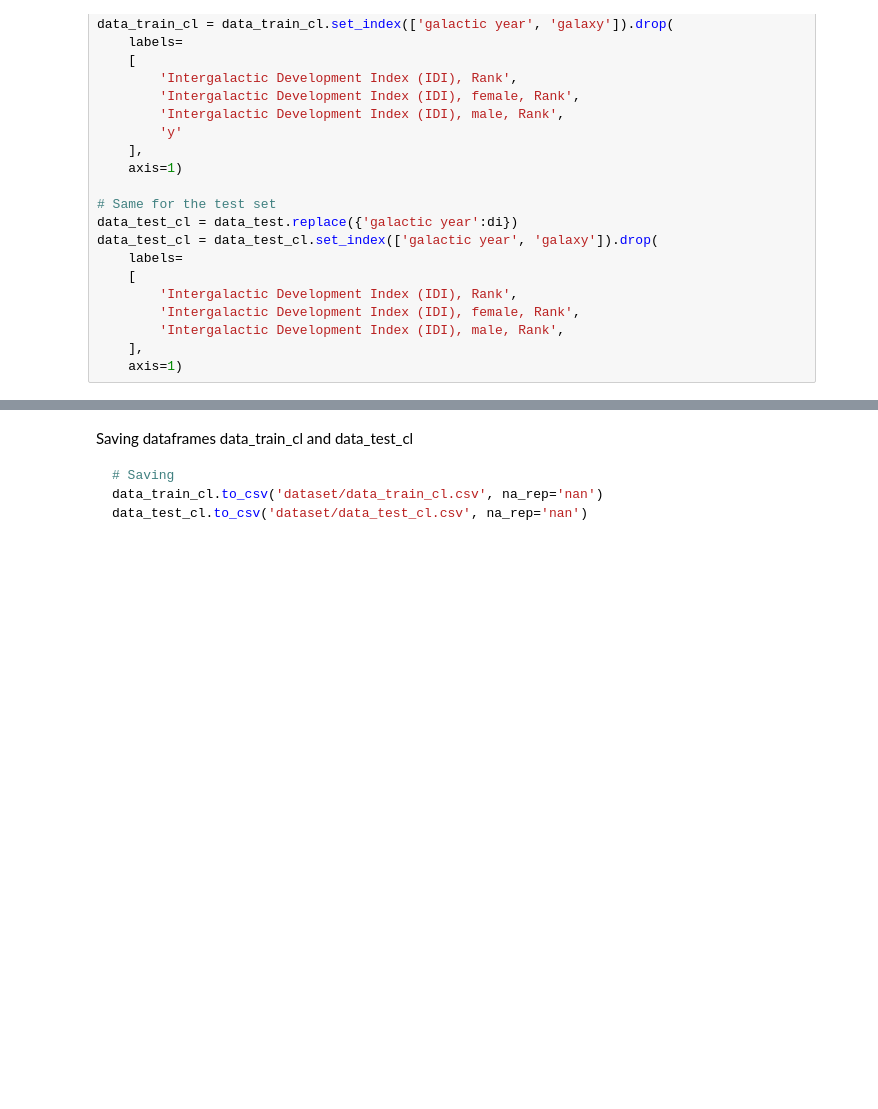
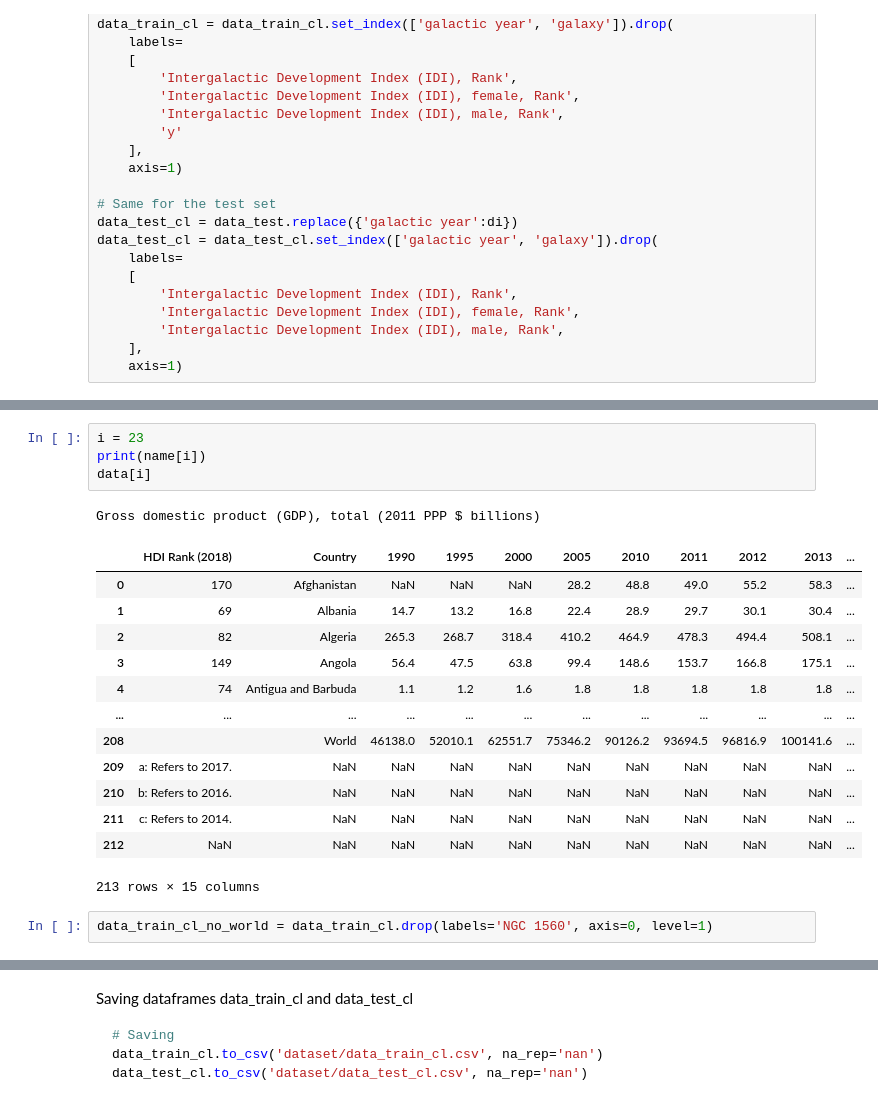
Before and after one commit to D1nay/prohack2020, a Jupyter notebook: Mapping countries to galaxies.ipynb, the cells around one changed output, grey strips where cells are left out. Drawn from its saved outputs; the diff is of its cells as text; blank space fills up the shorter version.

```diff
--- a/Mapping countries to galaxies.ipynb
+++ b/Mapping countries to galaxies.ipynb
@@ -326,0 +380,21 @@ data_test_cl = data_test_cl.set_index(['galactic year', 'galaxy']).drop(
+# %%
+i = 23
+print(name[i])
+data[i]
+# %% [output]
+Gross domestic product (GDP), total (2011 PPP $ billions)
+|  | HDI Rank (2018) | Country | 1990 | 1995 | 2000 | 2005 | 2010 | 2011 | 2012 | 2013 | ... |
+| 0 | 170 | Afghanistan | NaN | NaN | NaN | 28.2 | 48.8 | 49.0 | 55.2 | 58.3 | ... |
+| 1 | 69 | Albania | 14.7 | 13.2 | 16.8 | 22.4 | 28.9 | 29.7 | 30.1 | 30.4 | ... |
+| 2 | 82 | Algeria | 265.3 | 268.7 | 318.4 | 410.2 | 464.9 | 478.3 | 494.4 | 508.1 | ... |
+| 3 | 149 | Angola | 56.4 | 47.5 | 63.8 | 99.4 | 148.6 | 153.7 | 166.8 | 175.1 | ... |
+| 4 | 74 | Antigua and Barbuda | 1.1 | 1.2 | 1.6 | 1.8 | 1.8 | 1.8 | 1.8 | 1.8 | ... |
+| ... | ... | ... | ... | ... | ... | ... | ... | ... | ... | ... | ... |
+| 208 |  | World | 46138.0 | 52010.1 | 62551.7 | 75346.2 | 90126.2 | 93694.5 | 96816.9 | 100141.6 | ... |
+| 209 | a: Refers to 2017. | NaN | NaN | NaN | NaN | NaN | NaN | NaN | NaN | NaN | ... |
+| 210 | b: Refers to 2016. | NaN | NaN | NaN | NaN | NaN | NaN | NaN | NaN | NaN | ... |
+| 211 | c: Refers to 2014. | NaN | NaN | NaN | NaN | NaN | NaN | NaN | NaN | NaN | ... |
+| 212 | NaN | NaN | NaN | NaN | NaN | NaN | NaN | NaN | NaN | NaN | ... |
+213 rows × 15 columns
+# %%
+data_train_cl_no_world = data_train_cl.drop(labels='NGC 1560', axis=0, level=1)
```
Also changed, not shown: parts of 16 cells of this notebook.
